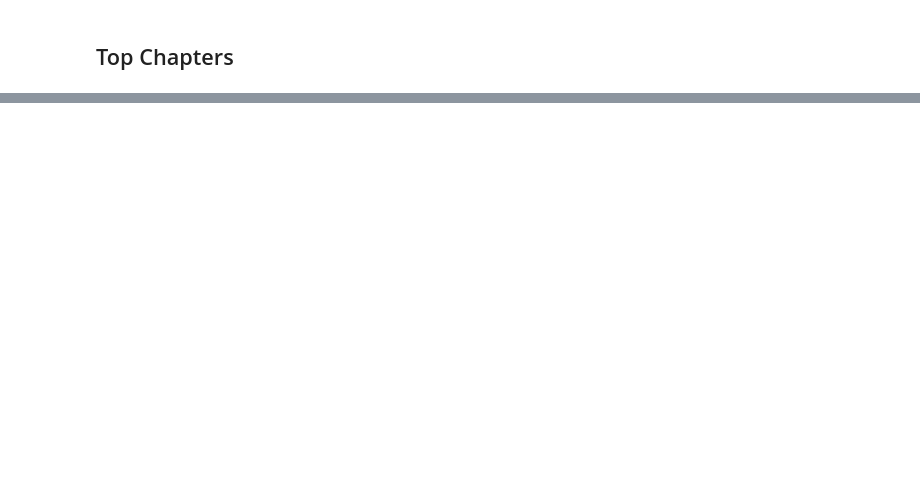
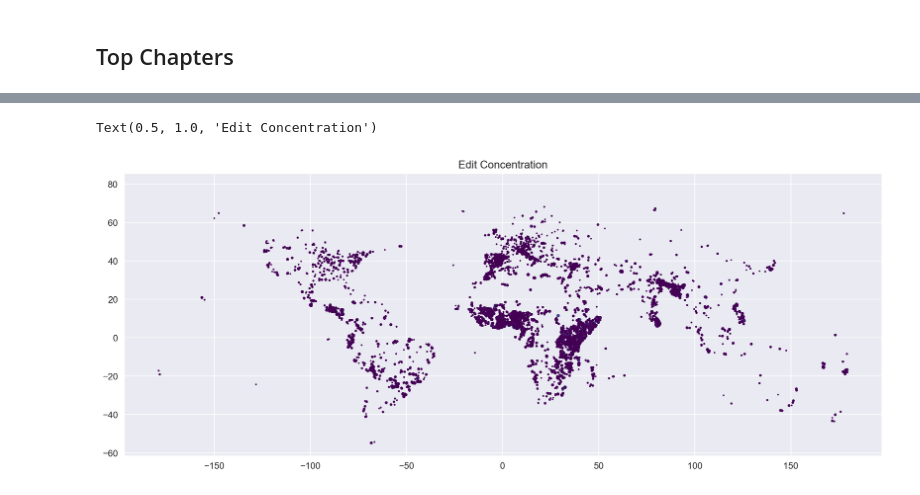
Before and after one commit to youthmappers/activity-dashboard-backend, a Jupyter notebook: Process Daily YM Stats Parquet Files.ipynb, the cells around one changed output, grey strips where cells are left out. Drawn from its saved outputs; the diff is of its cells as text; code cells hidden in the pictures; blank space fills up the shorter version.

```diff
--- a/Process Daily YM Stats Parquet Files.ipynb
+++ b/Process Daily YM Stats Parquet Files.ipynb
@@ -212,8 +221,6 @@ import matplotlib.pyplot as plt
 import seaborn as sns
 
 %config InlineBackend.figure_format = 'retina'
-# %%
-df.hashtags_list = df.hashtags_list.apply(set)
 # %%
 print("Overall, our dataset contains {:,} known YouthMapper usernames from {:,} chapters that have made at least 1 edit in OSM".format(
     df.uid.nunique(), df.chapter.nunique())
@@ -221,8 +230,8 @@ print("Overall, our dataset contains {:,} known YouthMapper usernames from {:,}
 # %% [markdown]
 ## Time Bounded
 # %%
-START_DATE  = pd.Timestamp('2022-01-01')
-END_DATE    = pd.Timestamp('2023-01-01')
+START_DATE  = date(2023,1,1)
+END_DATE    = date(2024,1,1)
 # %%
 _slice = df[ (df.day >= START_DATE) &
              (df.day  < END_DATE) ]
@@ -282,6 +335,9 @@ _slice.groupby('country').aggregate(aggregators
 # %%
 ax = _slice.plot(column='new_features',cmap='viridis', figsize=(15,8), s=np.log1p(_slice.all_feats))
-ax.set_title("Edit Concentration this quarter")
+ax.set_title("Edit Concentration")
+# %% [output]
+Text(0.5, 1.0, 'Edit Concentration')
+[figure, added]
 # %%
 df['month'] = df.day.apply(lambda d: date(d.year, d.month, 15))
 gb_month = df.groupby('month').aggregate(aggregators)
```
Also changed, not shown: parts of 44 cells of this notebook.
